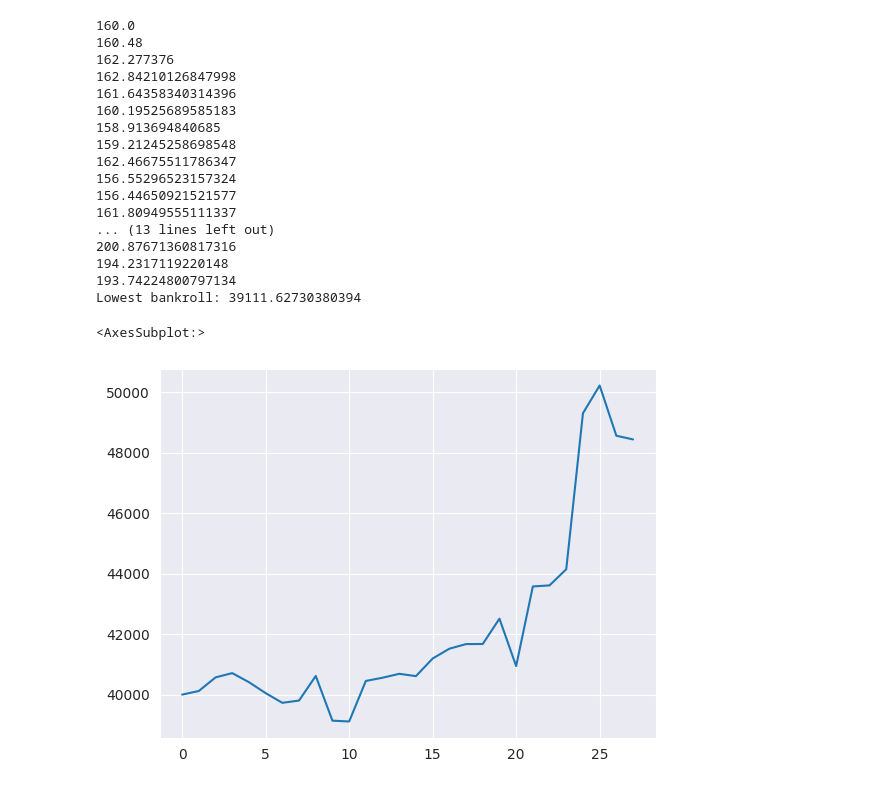
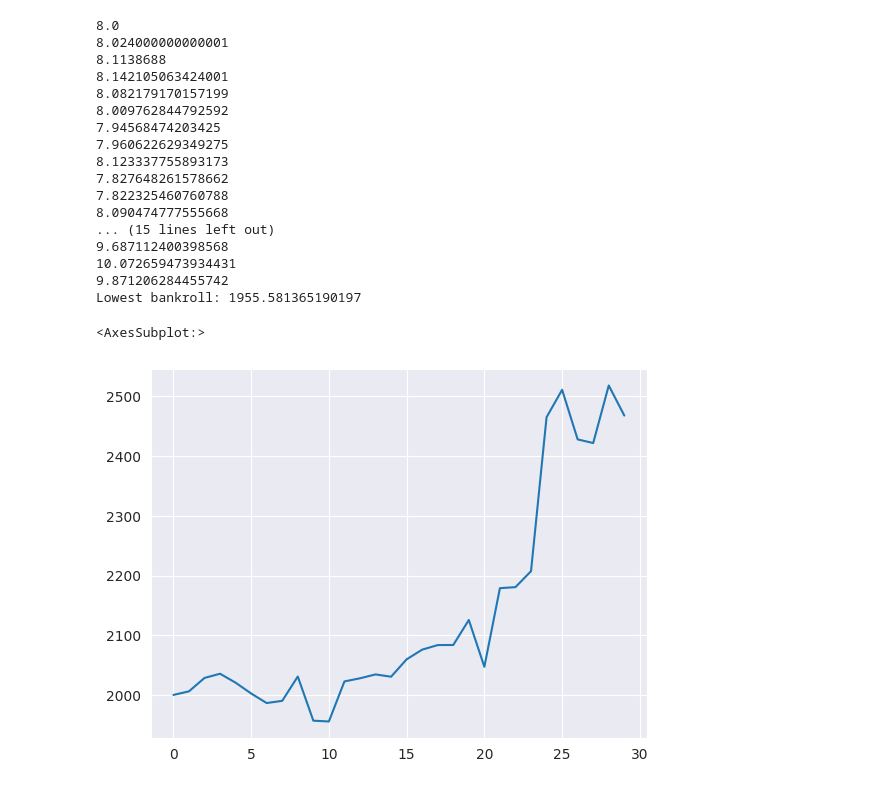
Before and after one commit to Dateb/WageringSystem, a Jupyter notebook: notebooks/real_life_bet_evaluation.ipynb, the cells around one changed output. Cells and saved outputs as stored; diff of their text form; code cells hidden in the pictures.

```diff
--- a/notebooks/real_life_bet_evaluation.ipynb
+++ b/notebooks/real_life_bet_evaluation.ipynb
@@ -48,57 +48,56 @@ Win percentage: 0.2391304347826087
 # %%
 import csv
-from util.plot import plot_wealth_growth
 import seaborn as sns
 
 STAKING_FRACTION = 0.004
-bankroll = 40000
+bankroll = 2000
 bankroll_snapshots = []
 
 current_staking_size = max(STAKING_FRACTION * bankroll, 6)
 
 with open('live_results.csv', newline='') as csvfile:
     live_result_reader = csv.reader(csvfile, delimiter=' ', quotechar='|')
 
     profit_of_day = 0
     for row in live_result_reader:
         is_new_day = int(row[4]) == 1
 
         if is_new_day:
             bankroll += profit_of_day
             bankroll_snapshots.append(bankroll)
             profit_of_day = 0
             current_staking_size = max(STAKING_FRACTION * bankroll, 6)
             print(current_staking_size)
 
         offer_odds = float(row[0])
         has_won = row[3]=="True"
 
         profit_of_day -= current_staking_size
         if has_won:
             profit_of_day += offer_odds * current_staking_size
 
 print(f"Lowest bankroll: {min(bankroll_snapshots)}")
 sns.lineplot(bankroll_snapshots)
 # %% [output]
-160.0
-160.48
-162.277376
-162.84210126847998
-161.64358340314396
-160.19525689585183
-158.913694840685
-159.21245258698548
-162.46675511786347
-156.55296523157324
-156.44650921521577
-161.80949555111337
-... (13 lines left out)
-200.87671360817316
-194.2317119220148
-193.74224800797134
-Lowest bankroll: 39111.62730380394
+8.0
+8.024000000000001
+8.1138688
+8.142105063424001
+8.082179170157199
+8.009762844792592
+7.94568474203425
+7.960622629349275
+8.123337755893173
+7.827648261578662
+7.822325460760788
+8.090474777555668
+... (15 lines left out)
+9.687112400398568
+10.072659473934431
+9.871206284455742
+Lowest bankroll: 1955.581365190197
 <AxesSubplot:>
-[figure, old version]
+[figure, new version]
 # %%
 from scipy.stats import pearsonr
 import seaborn as sns
```
Also changed, not shown: parts of 2 cells of this notebook, 4 other files.
